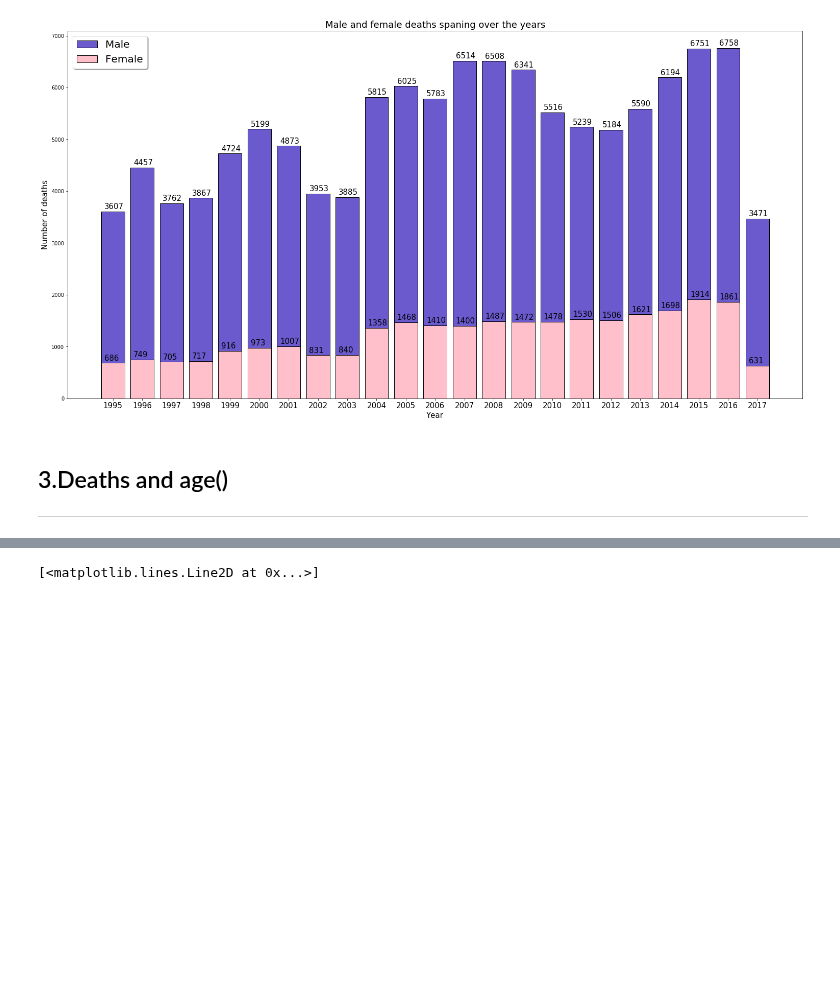
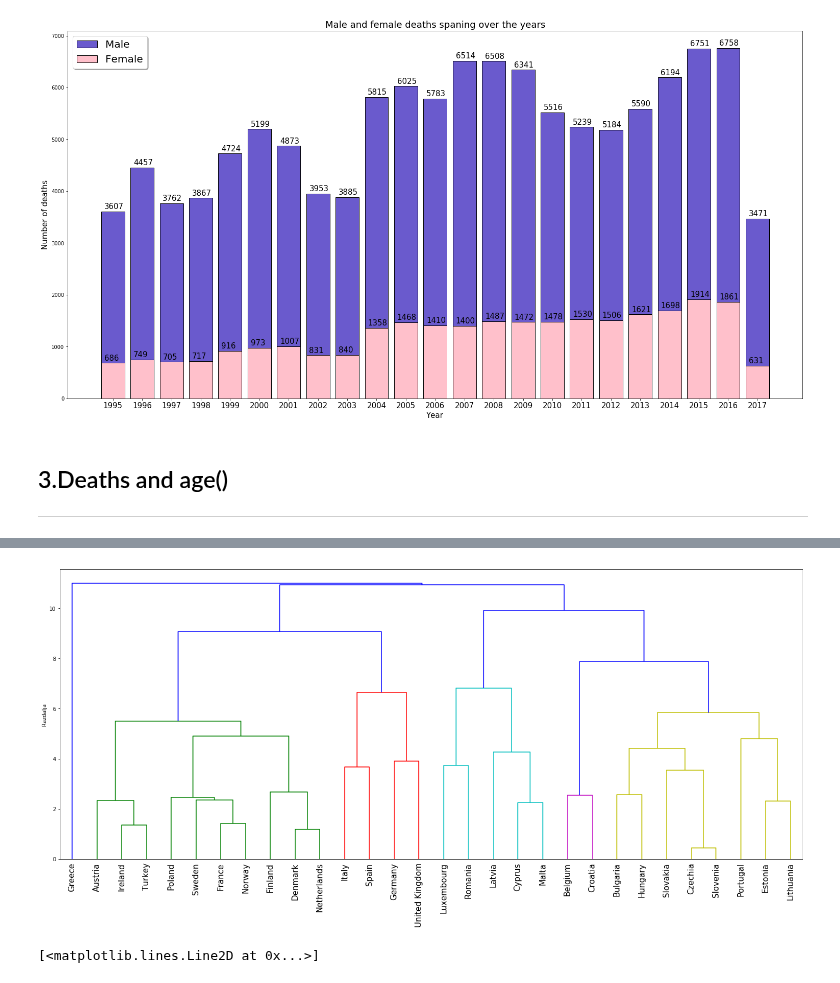
Before and after one commit to danilo1214/PR20ddpdjphv, a Jupyter notebook: Hristijan.ipynb, the cells around one changed output, grey strips where cells are left out. Saved outputs shown, nothing was run; the diff lists cells and outputs as text; code cells hidden in the pictures; blank space fills up the shorter version.

```diff
--- a/Hristijan.ipynb
+++ b/Hristijan.ipynb
@@ -102,3 +169,36 @@ for i in ax.patches:
+# %%
+def make_matrix(n,m):
+    return [ [ 0 for i in range(n) ] for j in range(m) ]
+
+countries = []
+matrix = make_matrix(11,30)
+for i, t in enumerate(tables):
+    a = pandas.read_excel("./tables/drugDeaths/" + t)
+
+    for j, row in a.iterrows():
+        c = row["Country"].strip().replace("*", "").strip()
+        countries.append(c)
+        deaths = 0
+        for col in a.columns[:-1][1:]:
+            if not np.isnan(row[col]):
+                deaths += row[col]
+
+        if deaths == 0:
+            matrix[j][i] = -1.0
+        else:
+            matrix[j][i] = deaths
+# %%
+import scipy.cluster.hierarchy as sch
+from sklearn.metrics import silhouette_score
+
+L = sch.linkage(matrix, method="complete", metric="canberra")
+plt.figure(figsize=(25, 10))
+labels = [c for c in countries]
+D    = sch.dendrogram(L, labels=labels, leaf_font_size=15, leaf_rotation = 90, )
+plt.ylabel("Razdalja")
+plt.show()
+# %% [output]
+[figure, added]
 # %%
 def culmulative(arr):
     zbir = arr[0]
```
Also changed, not shown: parts of 5 cells of this notebook.
